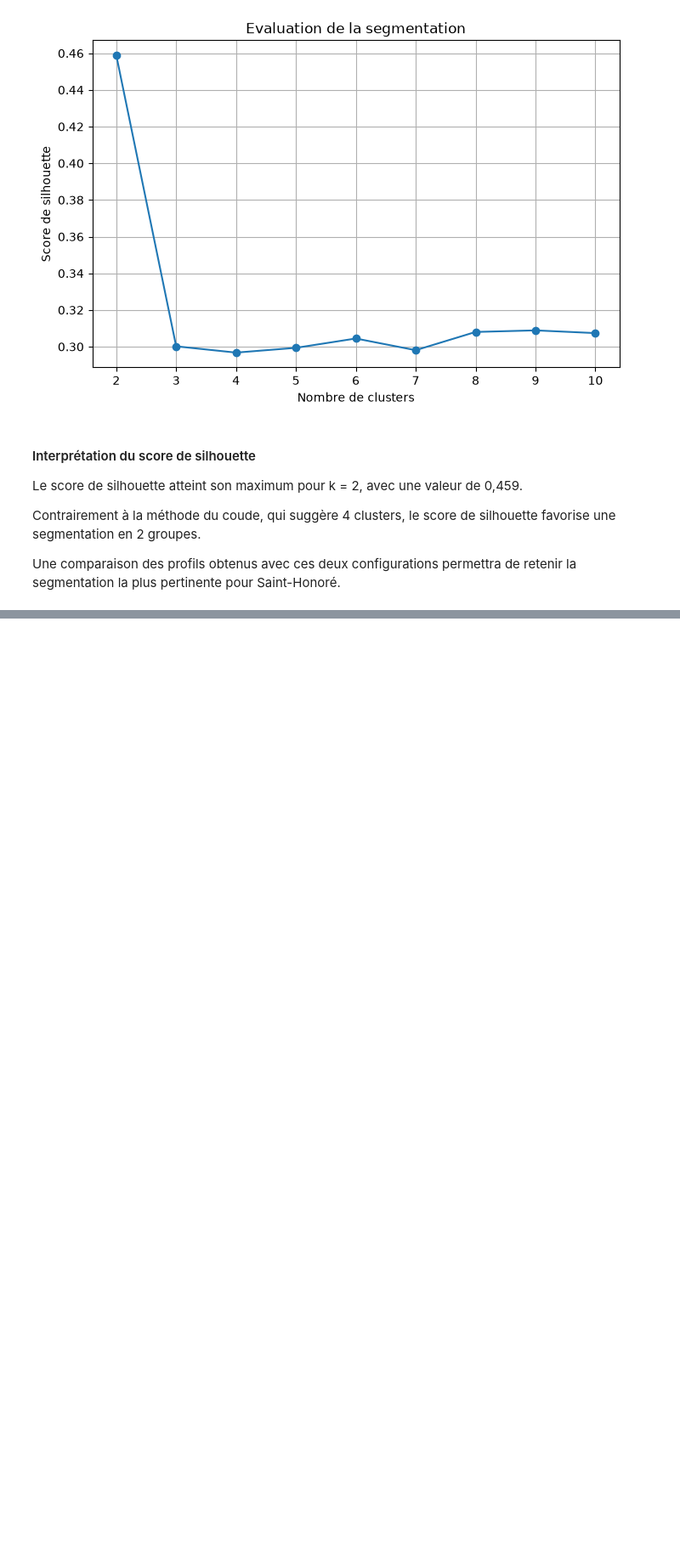
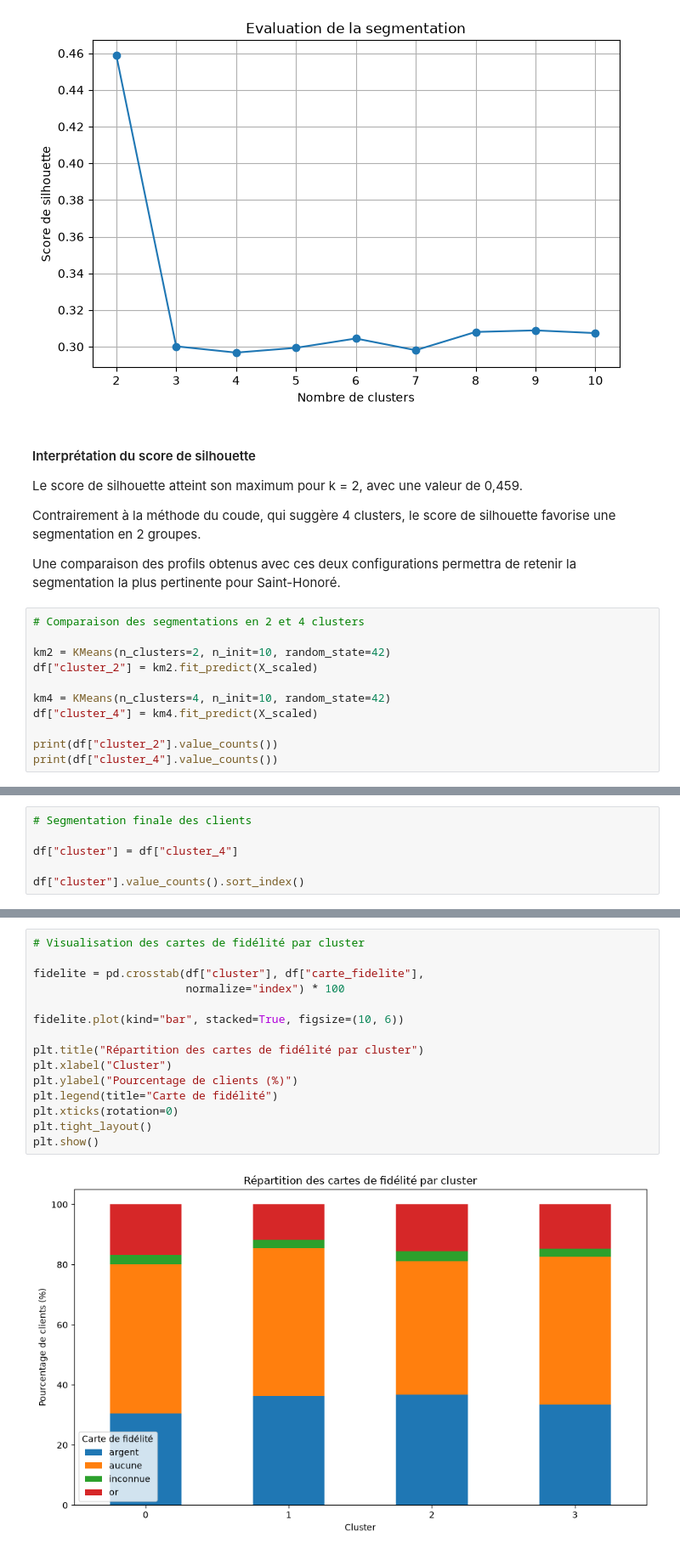
Before and after one commit to Youcef501/datamining-saint-honore, a Jupyter notebook: notebooks/07_08_analyse.ipynb, the cells around one changed output, grey strips where cells are left out. Shown at 85% size. Saved outputs shown, nothing was run; the diff lists cells and outputs as text; blank space fills up the shorter version.

Commit message:
Segmentation des clients et analyse du programme de fidelite

```diff
--- a/notebooks/07_08_analyse.ipynb
+++ b/notebooks/07_08_analyse.ipynb
@@ -167,3 +167,14 @@ segmentation en 2 groupes.
 Une comparaison des profils obtenus avec ces deux
 configurations permettra de retenir la segmentation
 la plus pertinente pour Saint-Honoré.
+# %%
+# Comparaison des segmentations en 2 et 4 clusters
+
+km2 = KMeans(n_clusters=2, n_init=10, random_state=42)
+df["cluster_2"] = km2.fit_predict(X_scaled)
+
+km4 = KMeans(n_clusters=4, n_init=10, random_state=42)
+df["cluster_4"] = km4.fit_predict(X_scaled)
+
+print(df["cluster_2"].value_counts())
+print(df["cluster_4"].value_counts())
@@ -169,0 +226,6 @@ la plus pertinente pour Saint-Honoré.
+# %%
+# Segmentation finale des clients
+
+df["cluster"] = df["cluster_4"]
+
+df["cluster"].value_counts().sort_index()
@@ -169,0 +262,17 @@ la plus pertinente pour Saint-Honoré.
+# %%
+# Visualisation des cartes de fidélité par cluster
+
+fidelite = pd.crosstab(df["cluster"], df["carte_fidelite"],
+                       normalize="index") * 100
+
+fidelite.plot(kind="bar", stacked=True, figsize=(10, 6))
+
+plt.title("Répartition des cartes de fidélité par cluster")
+plt.xlabel("Cluster")
+plt.ylabel("Pourcentage de clients (%)")
+plt.legend(title="Carte de fidélité")
+plt.xticks(rotation=0)
+plt.tight_layout()
+plt.show()
+# %% [output]
+[figure, added]
```
Also changed, not shown: parts of 7 cells of this notebook.
